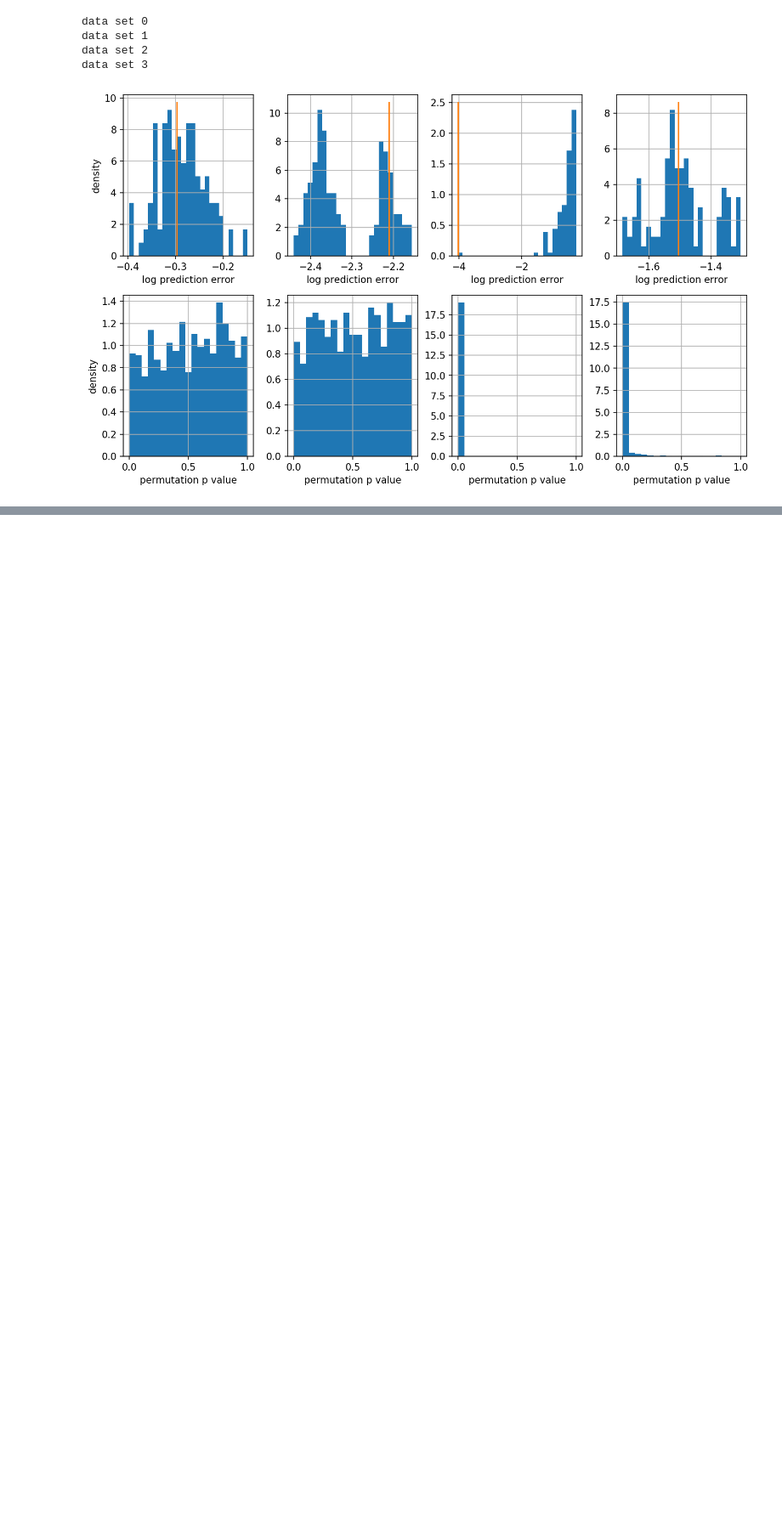
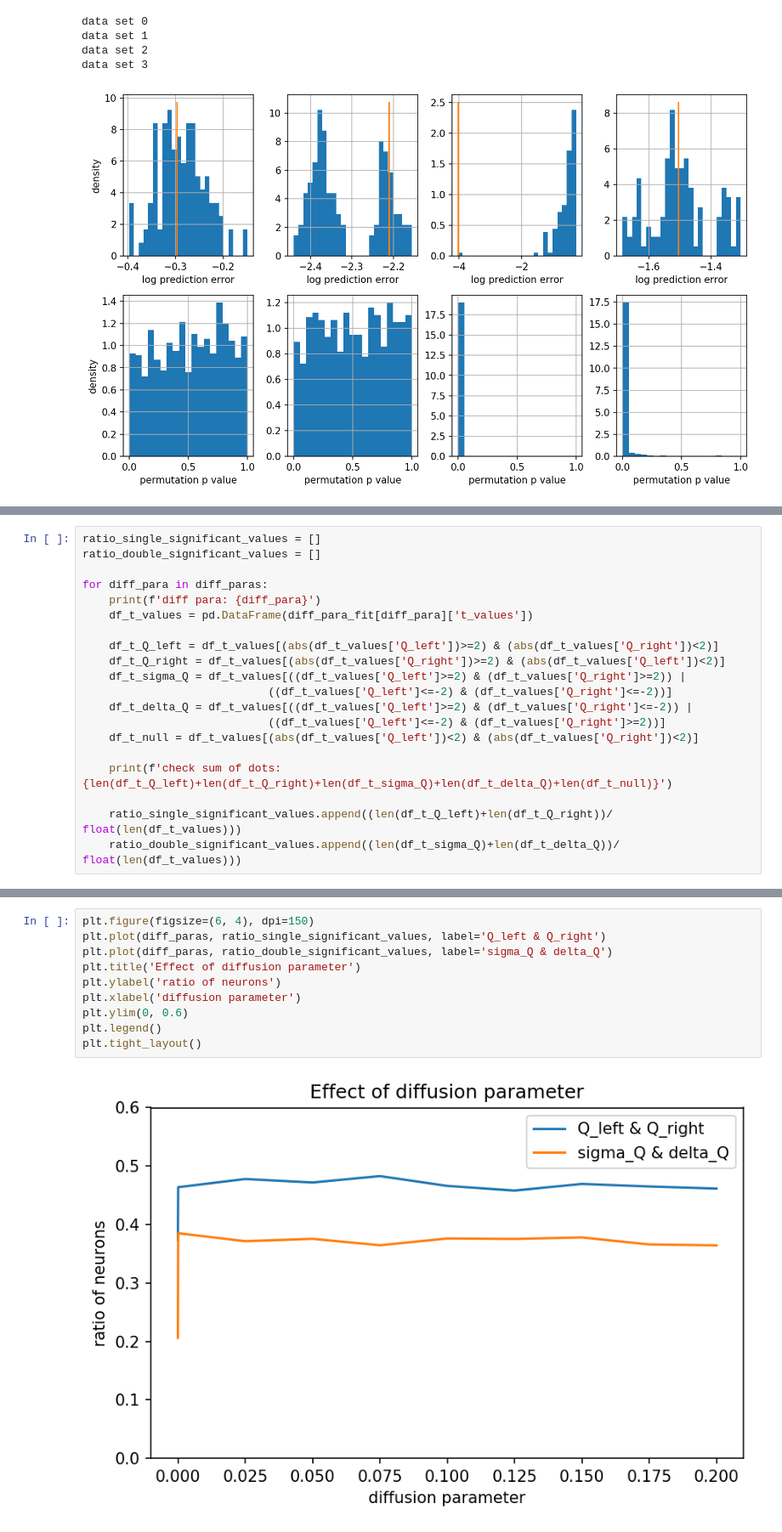
Before and after one commit to pckuo/map-ephys, a Jupyter notebook: notebook/pckuo/nonsense_corr.ipynb, the cells around one changed output, grey strips where cells are left out. Shown at 85% size. Cells and saved outputs as stored; diff of their text form; blank space fills up the shorter version.

```diff
--- a/notebook/pckuo/nonsense_corr.ipynb
+++ b/notebook/pckuo/nonsense_corr.ipynb
@@ -318,0 +567,20 @@ data set 3
+# %%
+ratio_single_significant_values = []
+ratio_double_significant_values = []
+
+for diff_para in diff_paras:
+    print(f'diff para: {diff_para}')
+    df_t_values = pd.DataFrame(diff_para_fit[diff_para]['t_values'])
+
+    df_t_Q_left = df_t_values[(abs(df_t_values['Q_left'])>=2) & (abs(df_t_values['Q_right'])<2)]
+    df_t_Q_right = df_t_values[(abs(df_t_values['Q_right'])>=2) & (abs(df_t_values['Q_left'])<2)]
+    df_t_sigma_Q = df_t_values[((df_t_values['Q_left']>=2) & (df_t_values['Q_right']>=2)) |
+                            ((df_t_values['Q_left']<=-2) & (df_t_values['Q_right']<=-2))]
+    df_t_delta_Q = df_t_values[((df_t_values['Q_left']>=2) & (df_t_values['Q_right']<=-2)) |
+                            ((df_t_values['Q_left']<=-2) & (df_t_values['Q_right']>=2))]
+    df_t_null = df_t_values[(abs(df_t_values['Q_left'])<2) & (abs(df_t_values['Q_right'])<2)]
+
+    print(f'check sum of dots: {len(df_t_Q_left)+len(df_t_Q_right)+len(df_t_sigma_Q)+len(df_t_delta_Q)+len(df_t_null)}')
+
+    ratio_single_significant_values.append((len(df_t_Q_left)+len(df_t_Q_right))/ float(len(df_t_values)))
+    ratio_double_significant_values.append((len(df_t_sigma_Q)+len(df_t_delta_Q))/ float(len(df_t_values)))
@@ -318,0 +608,12 @@ data set 3
+# %%
+plt.figure(figsize=(6, 4), dpi=150)
+plt.plot(diff_paras, ratio_single_significant_values, label='Q_left & Q_right')
+plt.plot(diff_paras, ratio_double_significant_values, label='sigma_Q & delta_Q')
+plt.title('Effect of diffusion parameter')
+plt.ylabel('ratio of neurons')
+plt.xlabel('diffusion parameter')
+plt.ylim(0, 0.6)
+plt.legend()
+plt.tight_layout()
+# %% [output]
+[figure, added]
```
Also changed, not shown: parts of 13 cells of this notebook.
